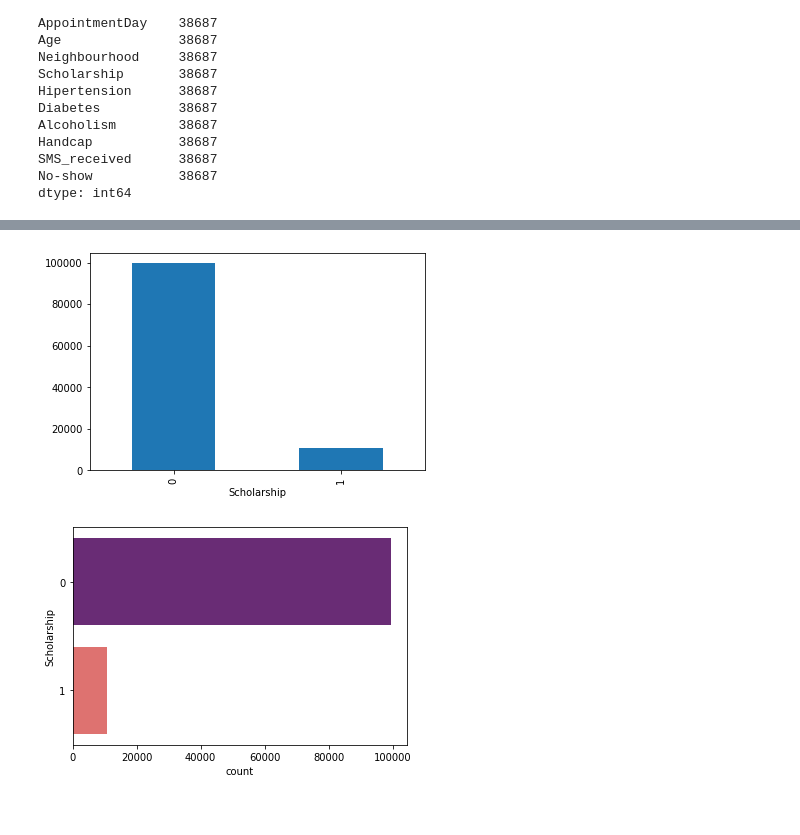
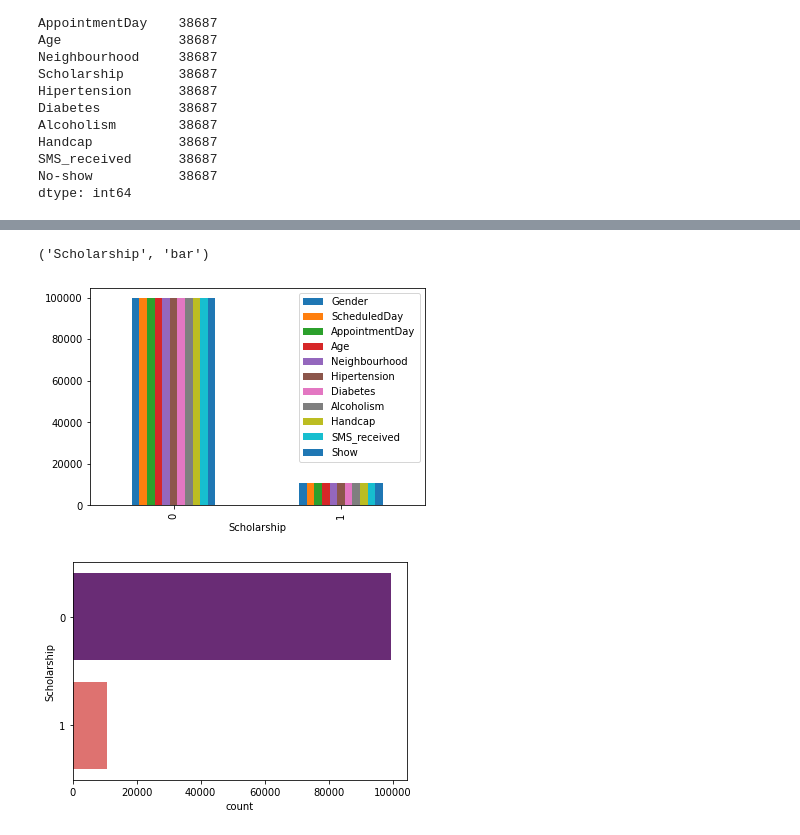
Before and after one commit to nadaAlruwaythi/Medical-Appointment-No-Shows, a Jupyter notebook: Investigate_a_Dataset.ipynb, the cells around one changed output, grey strips where cells are left out. Saved outputs shown, nothing was run; the diff lists cells and outputs as text; code cells hidden in the pictures.

```diff
--- a/Investigate_a_Dataset.ipynb
+++ b/Investigate_a_Dataset.ipynb
@@ -198,0 +271,3 @@ dtype: int64
+# %%
+df.drop(columns=['PatientId','AppointmentID'],inplace=True)
+df.head(1)
@@ -198,0 +277,5 @@ dtype: int64
+# %%
+df.drop(neg.index,inplace=True)
+# %%
+df.rename(columns={'No-show':'Show'},inplace=True)
+df.head(1)
@@ -199,7 +291,13 @@ dtype: int64
+# %%
+def draw(a,b):
+  df.groupby([a]).count().plot(kind=b)
+  return(a,b)
 # %%
-c=df.groupby(['Scholarship'])['PatientId'].count().plot(kind = 'bar')
+# c=df.groupby(['Scholarship'])['PatientId'].count().plot(kind = 'bar')
+draw('Scholarship','bar')
 # %% [output]
+('Scholarship', 'bar')
-[figure, old version]
+[figure, new version]
 # %%
 
 ax=sns.countplot(y='Scholarship',data=df,palette="magma")
```
Also changed, not shown: parts of 18 cells of this notebook.
